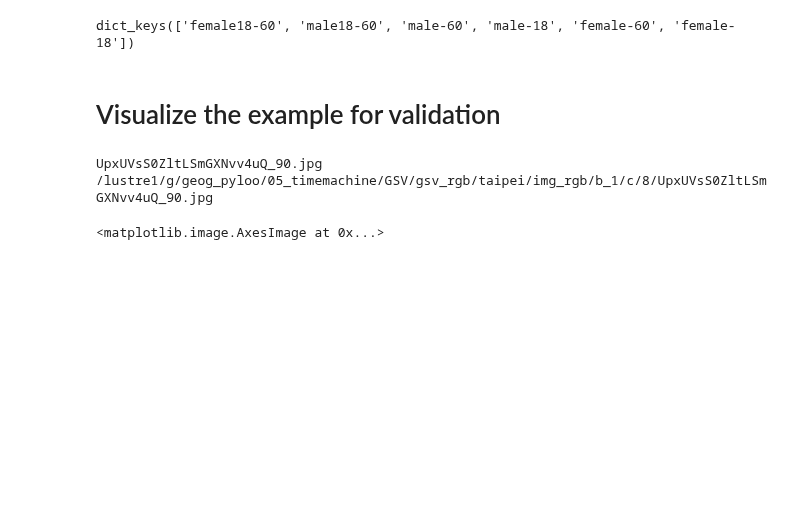
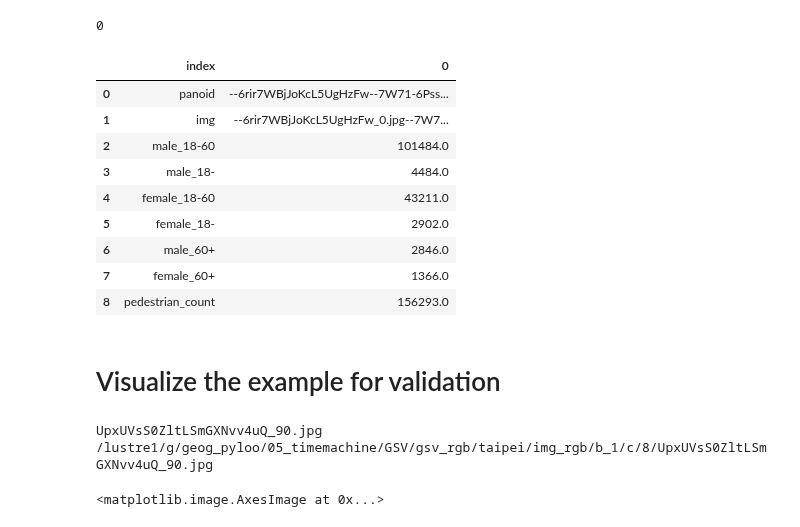
Before and after one commit to brookefzy/uvi-time-machine, a Jupyter notebook: _script/e-street-diversity/03_age_gender_validation.ipynb, the cells around one changed output. Saved outputs shown, nothing was run; the diff lists cells and outputs as text; code cells hidden in the pictures; blank space fills up the shorter version.

Commit message:
update gender determination files

```diff
--- a/_script/e-street-diversity/03_age_gender_validation.ipynb
+++ b/_script/e-street-diversity/03_age_gender_validation.ipynb
@@ -20,8 +20,9 @@ colorls = sns.color_palette("husl", 3)
 color_ls_rgb = [(int(x[0]*255), int(x[1]*255), int(x[2]*255)) for x in colorls]
 # %%
 ROOTFOLDER = "/lustre1/g/geog_pyloo/05_timemachine"
-FOLDER_TO_SAVE = "{ROOTFOLDER}/_transformed/age_gender/{cityabbr}"
-FILE_TO_SAVE = "{ROOTFOLDER}/_transformed/age_gender/{cityabbr}/n={part}_objects.parquet"
+FOLDER_TO_SAVE = "{ROOTFOLDER}/_transformed/age_gender_v2/{cityabbr}"
+FILE_TO_SAVE = "{ROOTFOLDER}/_transformed/age_gender_v2/{cityabbr}/n={part}_objects.parquet"
+# FILE_TO_SAVE = "{ROOTFOLDER}/_transformed/age_gender/{cityabbr}/n={part}_objects.parquet"
 PANO_PATH = "{ROOTFOLDER}/GSV/gsv_rgb/{cityabbr}/gsvmeta/gsv_pano.csv"
 PATH_PATH = "{ROOTFOLDER}/GSV/gsv_rgb/{cityabbr}/gsvmeta/gsv_path.csv"
 FILE_TO_EXPORT = "{ROOTFOLDER}/_curated/c_age_gender/{cityabbr}.parquet"
@@ -131,16 +128,30 @@ def get_result(city):
     alldf = pd.concat(alldf).reset_index(drop=True)
     alldf.to_parquet(FILE_TO_EXPORT.format(ROOTFOLDER=ROOTFOLDER, cityabbr=cityabbr), index=False)
     return alldf
-# %%
-object_age_dict.keys()
-# %% [output]
-dict_keys(['female18-60', 'male18-60', 'male-60', 'male-18', 'female-60', 'female-18'])
 # %%
-city = "Taipei"
+city = "Nairobi"
 cityabbr = city.lower().replace(" ", "")
 df, df_path = load_results(cityabbr)
+# %%
+import gc
+gc.collect()
+# %% [output]
+0
 # %%
-df_summary, df_summary_pano = get_confidence(df, 0.2)
+df_summary, df_summary_pano = get_confidence(df, 0.5)
+final_summary = df_summary_pano.sum().reset_index()
+final_summary
+# %% [output]
+|  | index | 0 |
+| 0 | panoid | --6rir7WBjJoKcL5UgHzFw--7W71-6Pss... |
+| 1 | img | --6rir7WBjJoKcL5UgHzFw_0.jpg--7W7... |
+| 2 | male_18-60 | 101484.0 |
+| 3 | male_18- | 4484.0 |
+| 4 | female_18-60 | 43211.0 |
+| 5 | female_18- | 2902.0 |
+| 6 | male_60+ | 2846.0 |
+| 7 | female_60+ | 1366.0 |
+| 8 | pedestrian_count | 156293.0 |
 # %% [markdown]
 # Visualize the example for validation
 # %%
```
Also changed, not shown: parts of 1 cell of this notebook, 4 other files.
